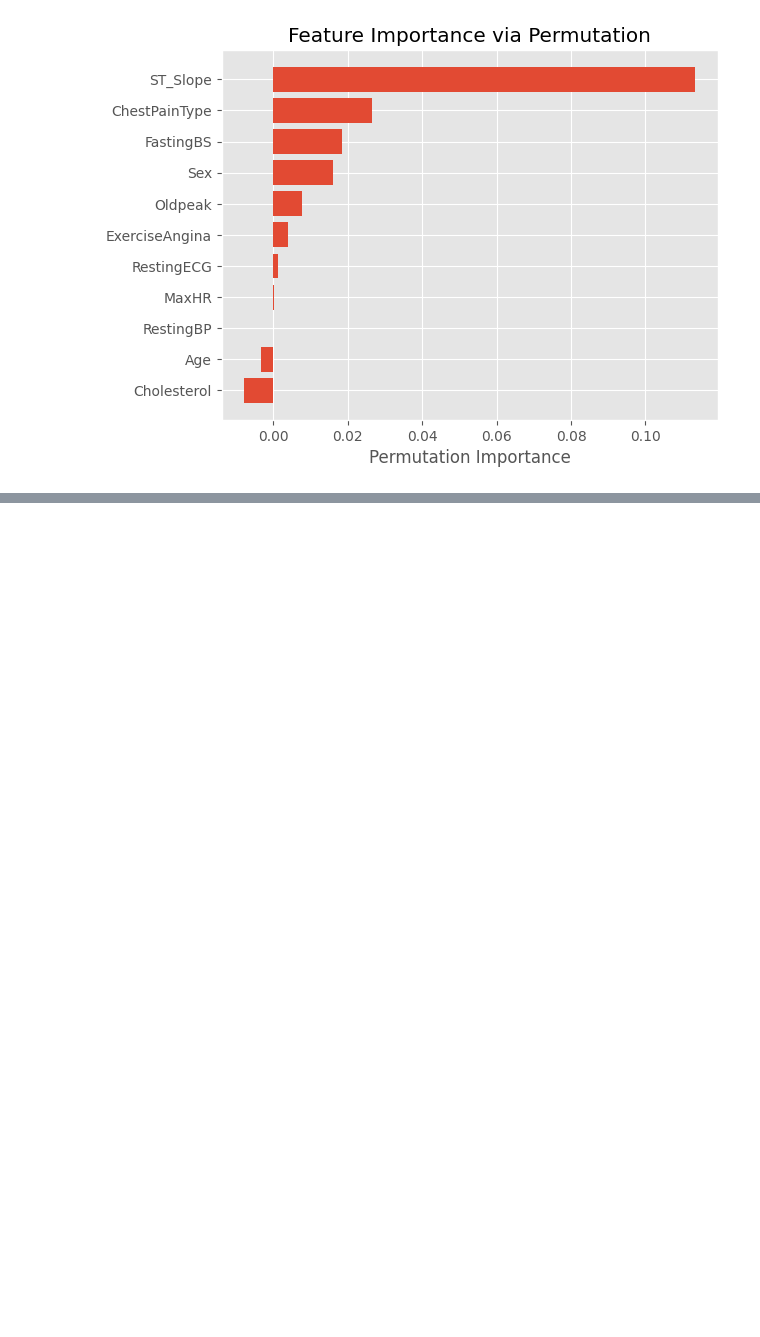
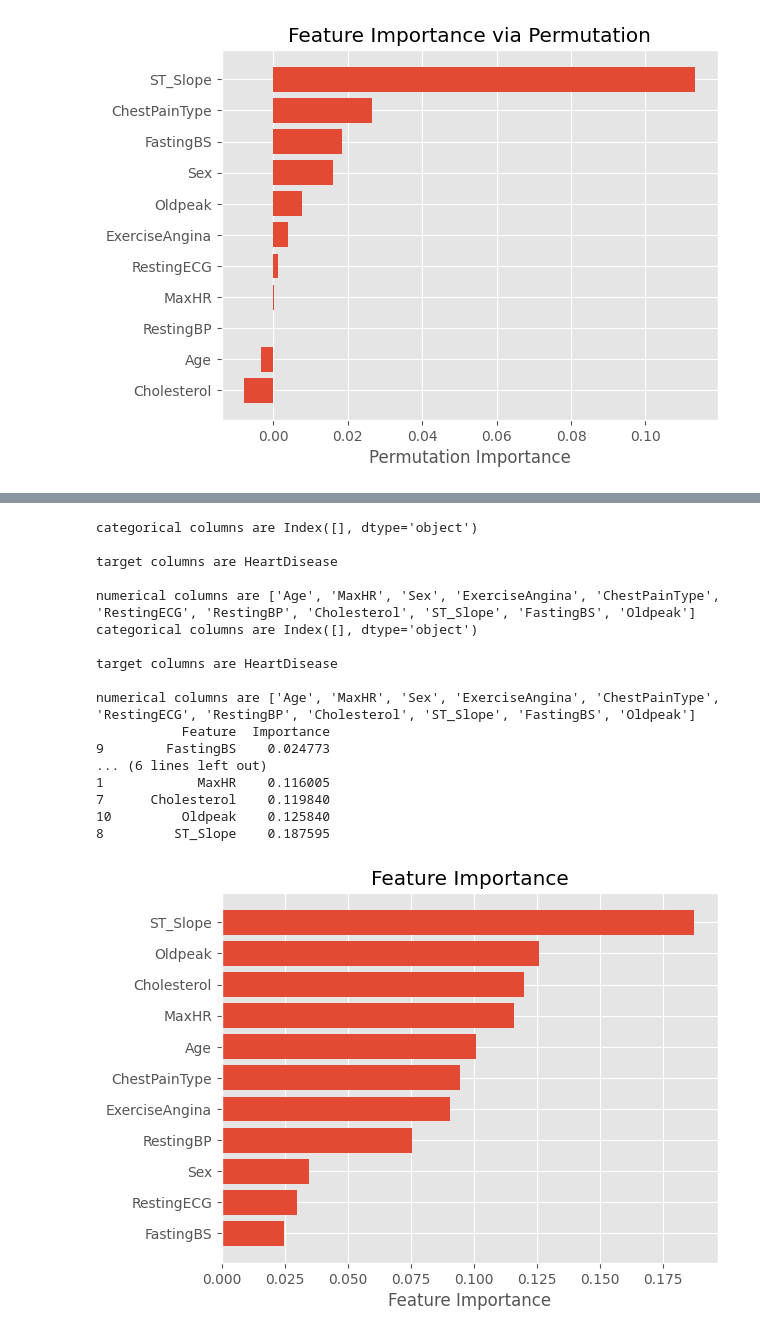
Before and after one commit to ShawnLiu119/Coding_test_modeling_template, a Jupyter notebook: Coding_Test_Template_Classification.ipynb, the cells around one changed output, grey strips where cells are left out. Saved outputs shown, nothing was run; the diff lists cells and outputs as text; code cells hidden in the pictures; blank space fills up the shorter version.

```diff
--- a/Coding_Test_Template_Classification.ipynb
+++ b/Coding_Test_Template_Classification.ipynb
@@ -518,0 +729,22 @@ numerical columns are ['Age', 'MaxHR', 'Sex', 'ExerciseAngina', 'ChestPainType',
+# %%
+model = rft_model()
+y_pred = feature_imp_tree(df, 'HeartDisease', model)
+# %% [output]
+categorical columns are Index([], dtype='object')
+
+target columns are HeartDisease
+
+numerical columns are ['Age', 'MaxHR', 'Sex', 'ExerciseAngina', 'ChestPainType', 'RestingECG', 'RestingBP', 'Cholesterol', 'ST_Slope', 'FastingBS', 'Oldpeak']
+categorical columns are Index([], dtype='object')
+
+target columns are HeartDisease
+
+numerical columns are ['Age', 'MaxHR', 'Sex', 'ExerciseAngina', 'ChestPainType', 'RestingECG', 'RestingBP', 'Cholesterol', 'ST_Slope', 'FastingBS', 'Oldpeak']
+           Feature  Importance
+9        FastingBS    0.024773
+... (6 lines left out)
+1            MaxHR    0.116005
+7      Cholesterol    0.119840
+10         Oldpeak    0.125840
+8         ST_Slope    0.187595
+[figure, added]
```
Also changed, not shown: parts of 12 cells of this notebook.
